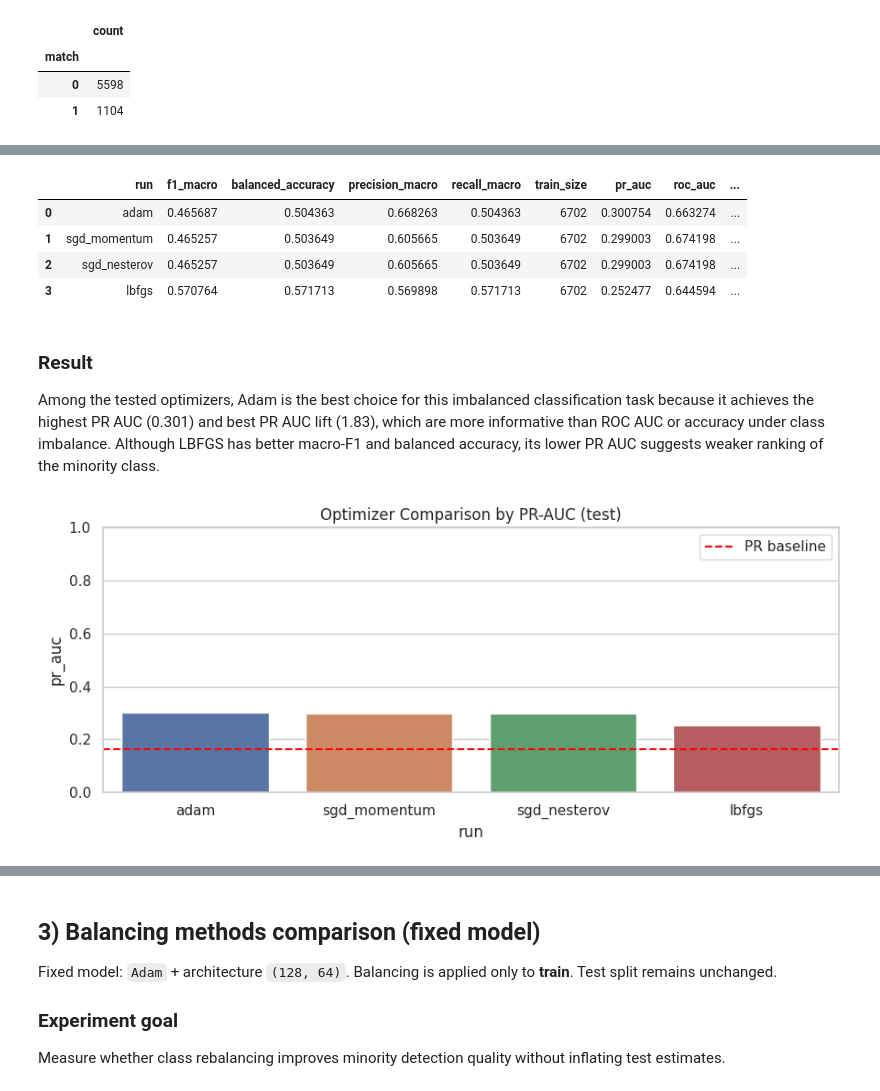
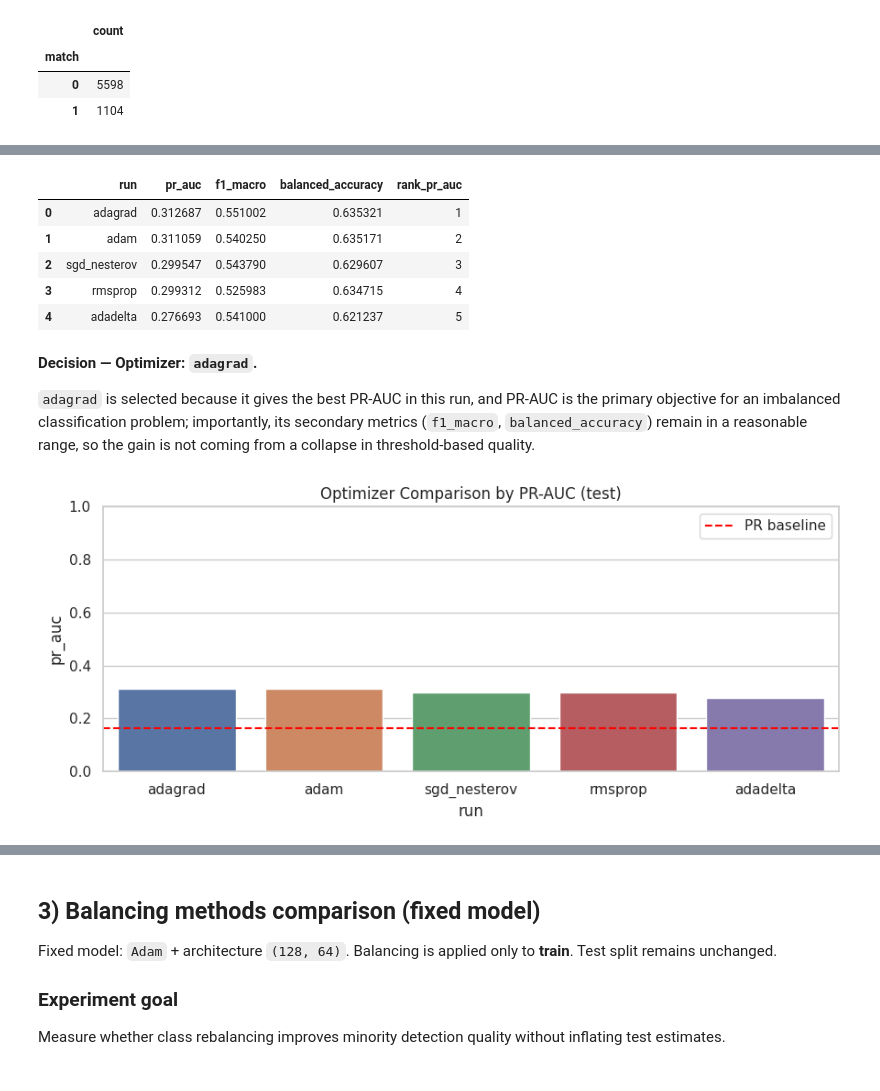
Before and after one commit to sahurai/NSIETE-Project-1, a Jupyter notebook: notebooks/02_mlp_experiments_optimizers_architectures.ipynb, the cells around one changed output, grey strips where cells are left out. Saved outputs shown, nothing was run; the diff lists cells and outputs as text; code cells hidden in the pictures.

```diff
--- a/notebooks/02_mlp_experiments_optimizers_architectures.ipynb
+++ b/notebooks/02_mlp_experiments_optimizers_architectures.ipynb
@@ -220,57 +395,60 @@ which can lead to more accurate and faster updates.
 # %%
-
 optimizer_configs = [
-    ('adam', dict(solver='adam', learning_rate_init=1e-3)),
-    ('sgd_momentum', dict(solver='sgd', learning_rate='adaptive', learning_rate_init=1e-2, momentum=0.9)),
-    ('sgd_nesterov', dict(solver='sgd', learning_rate='adaptive', learning_rate_init=1e-2, momentum=0.9, nesterovs_momentum=True)),
-    ('lbfgs', dict(solver='lbfgs')),
+    ('adam', dict(optimizer_name='adam', lr=1e-3)),
+    ('sgd_nesterov', dict(optimizer_name='sgd', lr=3e-3, momentum=0.9, nesterov=True)),
+    ('rmsprop', dict(optimizer_name='rmsprop', lr=1e-3)),
+    ('adagrad', dict(optimizer_name='adagrad', lr=5e-3)),
+    ('adadelta', dict(optimizer_name='adadelta', lr=1.0)),
 ]
 
 optimizer_rows = []
 optimizer_models = {}
 
 for run_name, opt_params in optimizer_configs:
-    clf = MLPClassifier(
-        hidden_layer_sizes=(128, 64),
-        activation='relu',
-        max_iter=MAX_ITER,
-        random_state=RANDOM_STATE,
-        early_stopping=(opt_params.get('solver') != 'lbfgs'),
-        n_iter_no_change=20,
+    row, fitted = evaluate_torch_mlp(
+        run_name=run_name,
+        hidden=(256, 128, 64),
+        dropout=0.30,
+        batch_size=256,
+        class_balanced=True,
+        epochs=100,
+        patience=3,
+        l2_weight_decay=1e-4,
+        l1_lambda=1e-7,
         **opt_params,
     )
-    row, fitted = evaluate_pipeline(clf, run_name)
     optimizer_rows.append(row)
     optimizer_models[run_name] = fitted
 
 optimizer_df = pd.DataFrame(optimizer_rows).sort_values('pr_auc', ascending=False).reset_index(drop=True)
 optimizer_df['rank_pr_auc'] = optimizer_df['pr_auc'].rank(ascending=False, method='min').astype(int)
-optimizer_df['rank_f1_macro'] = optimizer_df['f1_macro'].rank(ascending=False, method='min').astype(int)
 
-display(optimizer_df)
+display(
+    optimizer_df[['run', 'pr_auc', 'f1_macro', 'balanced_accuracy', 'rank_pr_auc']]
+)
 # %% [output]
-|  | run | f1_macro | balanced_accuracy | precision_macro | recall_macro | train_size | pr_auc | roc_auc | ... |
-| 0 | adam | 0.465687 | 0.504363 | 0.668263 | 0.504363 | 6702 | 0.300754 | 0.663274 | ... |
-| 1 | sgd_momentum | 0.465257 | 0.503649 | 0.605665 | 0.503649 | 6702 | 0.299003 | 0.674198 | ... |
-| 2 | sgd_nesterov | 0.465257 | 0.503649 | 0.605665 | 0.503649 | 6702 | 0.299003 | 0.674198 | ... |
-| 3 | lbfgs | 0.570764 | 0.571713 | 0.569898 | 0.571713 | 6702 | 0.252477 | 0.644594 | ... |
+|  | run | pr_auc | f1_macro | balanced_accuracy | rank_pr_auc |
+| 0 | adagrad | 0.312687 | 0.551002 | 0.635321 | 1 |
+| 1 | adam | 0.311059 | 0.540250 | 0.635171 | 2 |
+| 2 | sgd_nesterov | 0.299547 | 0.543790 | 0.629607 | 3 |
+| 3 | rmsprop | 0.299312 | 0.525983 | 0.634715 | 4 |
+| 4 | adadelta | 0.276693 | 0.541000 | 0.621237 | 5 |
-# %% [markdown]
-### Result
-
-Among the tested optimizers, Adam is the best choice for this imbalanced classification task because it achieves the highest PR AUC (0.301) and best PR AUC lift (1.83), which are more informative than ROC AUC or accuracy under class imbalance. Although LBFGS has better macro-F1 and balanced accuracy, its lower PR AUC suggests weaker ranking of the minority class.
+# %% [markdown]
+**Decision — Optimizer: `adagrad`.**
+
+`adagrad` is selected because it gives the best PR-AUC in this run, and PR-AUC is the primary objective for an imbalanced classification problem; importantly, its secondary metrics (`f1_macro`, `balanced_accuracy`) remain in a reasonable range, so the gain is not coming from a collapse in threshold-based quality.
 # %%
 plt.figure()
 plot_df = optimizer_df.sort_values('pr_auc', ascending=False)
 sns.barplot(data=plot_df, x='run', y='pr_auc', hue='run', dodge=False, legend=False)
 
-baseline = plot_df['pr_auc_baseline'].dropna()
-if not baseline.empty:
-    plt.axhline(baseline.iloc[0], color='red', linestyle='--', linewidth=1.5, label='PR baseline')
-    plt.legend()
+pr_auc_baseline = float((pd.Series(y_test_local).map(label_to_int) == 1).mean())
+plt.axhline(pr_auc_baseline, color='red', linestyle='--', linewidth=1.5, label='PR baseline')
+plt.legend()
 
 plt.title('Optimizer Comparison by PR-AUC (test)')
 plt.ylim(0, 1)
 plt.tight_layout()
 plt.show()
 # %% [output]
-[figure, old version]
+[figure, new version]
```
Also changed, not shown: parts of 27 cells of this notebook.
